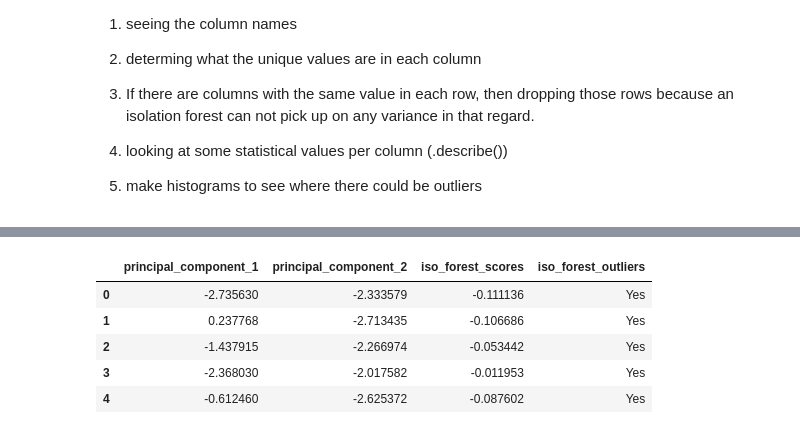
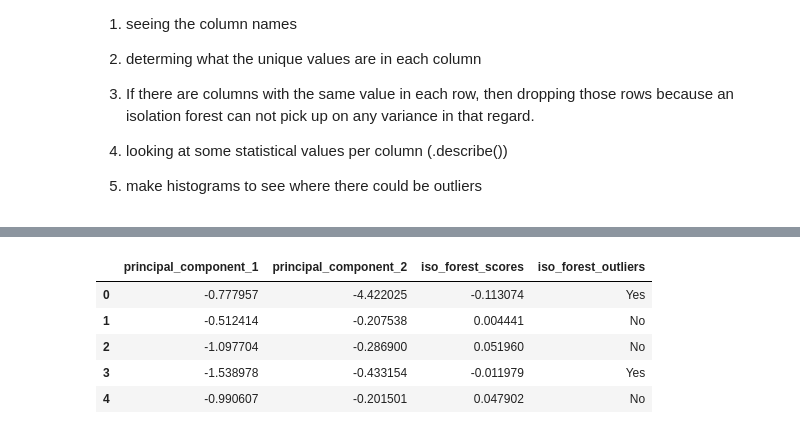
Before and after one commit to hitha-vargantiFM/ML_model, a Jupyter notebook: model1.ipynb, the cells around one changed output, grey strips where cells are left out. Saved outputs shown, nothing was run; the diff lists cells and outputs as text; code cells hidden in the pictures.

```diff
--- a/model1.ipynb
+++ b/model1.ipynb
@@ -62,8 +59,10 @@ Index(['timestamp', 'hw.md.RenderBasic.SYSMEM_TRANSACTION_READ',
       dtype='object')
 # %%
-def check_unique_one(df):
-    for column in df.columns:
-        unique_values = df[column].unique()
+def check_unique_one(data_frame):
+    return_column = []
+    for column in data_frame.columns:
+        unique_values = data_frame[column].unique()
         if len(unique_values) == 1:
-            print(f"{column}")
-check_unique_one(df)
+            return_column.append(column)
+    return return_column
+columns_unique = check_unique_one(df)
@@ -87,4 +69,4 @@ hw.gal.ia_pstate_limit
 # %%
-df_cleaned = df.drop(columns = {'hw.gpu.symbols.GpuTimestampFrequency', 'hw.gal.d_crystal_clock', 'hw.gal.d_slice_freq', 'hw.gal.ring_freq', 'hw.gal.qclk_ratio', 'hw.gal.qclk_base', 'hw.gal.gtlimit_prochot','hw.gal.gtlimit_ratl','hw.gal.gtlimit_vr_thermalert','hw.gal.gtlimit_vr_tdc','hw.gal.gtlimit_other','hw.gal.gtlimit_max_vid','hw.gal.gtlimit_pbm_pl1','hw.gal.gtlimit_ineff_op','hw.gal.gtlimit_psys_crit','hw.gal.ia_pstate_limit'})
-df_cleaned.head()
+df_cleaned = df.drop(columns = columns_unique )
+df_cleaned
 # %% [output]
@@ -172,31 +139,31 @@ sample_isf.head()
 # %%
-sample_isf_2 = df_cleaned.drop(columns='timestamp')
+sample_isf_2 = df_cleaned
 # Standardize features
 sample_scaled = StandardScaler().fit_transform(sample_isf_2)
 # Define dimensions = 2
 pca = PCA(n_components=2)
 # Conduct the PCA
 principal_comp = pca.fit_transform(sample_scaled)
 # Convert to dataframe
 pca_df = pd.DataFrame(data = principal_comp, columns = ['principal_component_1', 'principal_component_2'])
 pca_df.head()
 # Train the model
 isf_2 = IsolationForest()
 isf_2.fit(pca_df)
 # Predictions
 predictions = isf_2.predict(pca_df)
 # Extract scores
 pca_df["iso_forest_scores"] = isf_2.decision_function(pca_df)
 # Extract predictions
 pca_df["iso_forest_outliers"] = predictions
 # Replace "-1" with "Yes" and "1" with "No"
 pca_df['iso_forest_outliers'] = pca_df['iso_forest_outliers'].replace([-1, 1], ["Yes", "No"])
 # Print the first 5 firms
 pca_df.head()
 # %% [output]
 |  | principal_component_1 | principal_component_2 | iso_forest_scores | iso_forest_outliers |
-| 0 | -2.735630 | -2.333579 | -0.111136 | Yes |
-| 1 | 0.237768 | -2.713435 | -0.106686 | Yes |
-| 2 | -1.437915 | -2.266974 | -0.053442 | Yes |
-| 3 | -2.368030 | -2.017582 | -0.011953 | Yes |
-| 4 | -0.612460 | -2.625372 | -0.087602 | Yes |
+| 0 | -0.777957 | -4.422025 | -0.113074 | Yes |
+| 1 | -0.512414 | -0.207538 | 0.004441 | No |
+| 2 | -1.097704 | -0.286900 | 0.051960 | No |
+| 3 | -1.538978 | -0.433154 | -0.011979 | Yes |
+| 4 | -0.990607 | -0.201501 | 0.047902 | No |
```
Also changed, not shown: parts of 15 cells of this notebook.
